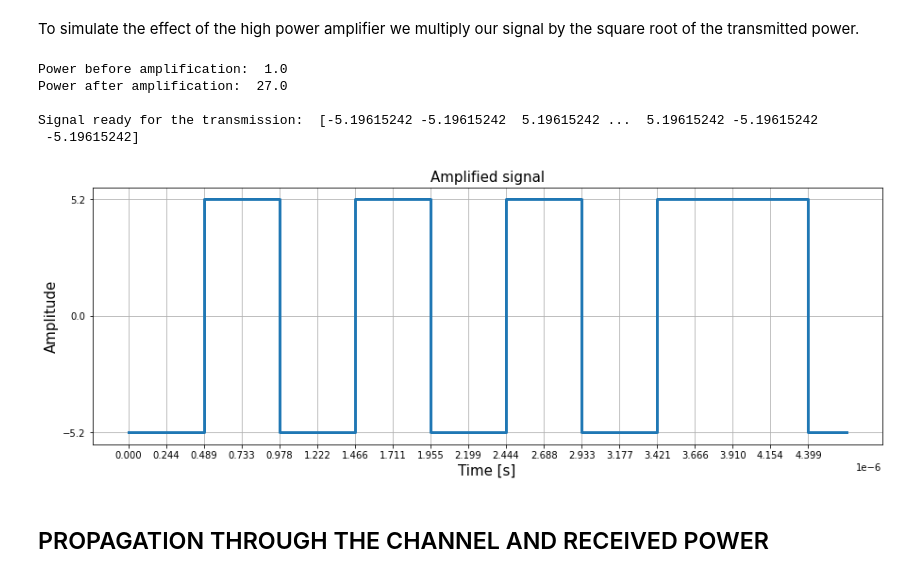
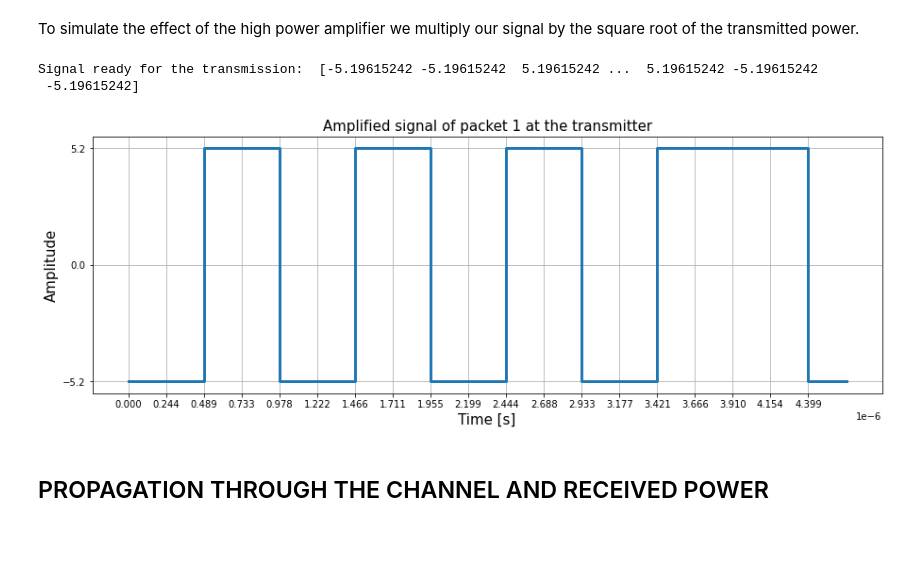
Before and after one commit to mattiasandri/usertransmitter, a Jupyter notebook: main.ipynb, the cells around one changed output. Drawn from its saved outputs; the diff is of its cells as text; code cells hidden in the pictures; blank space fills up the shorter version.

Commit message:
main completed, functions file modified, output files added

```diff
--- a/main.ipynb
+++ b/main.ipynb
@@ -246,7 +246,8 @@ print("\n", message)
  0 0 0 0 0 0 0 0 0 0 0 0 0 1 0 1 0 1 1 1 0 0 0 1 1 0 1 0 1 0 1 1 0 0 0 1 1
  0 0 0 0 0 0]
 # %%
-modulated = boc(message, subcarrier, settings["bitRate"], settings["chipRate"], settings['SV_PRN_ID'], np.array(e1bmodifiedcopy['Modified']), True)
+modulated = boc(message, subcarrier, settings["bitRate"], settings["chipRate"], settings['SV_PRN_ID'],
+                np.array(e1bmodifiedcopy['Modified']), True)
 print("\nModulated message:\n", modulated)
 # %% [output]
 [figure]
@@ -258,9 +259,15 @@ Modulated message:
 # %% [markdown]
 The following step consists in sampling the signal. The sampling frequency, contained in the settings.ini file, is set to 4.092 MHz. As explained in the report, it's a good choice since it is a multiple of the chip rate.
 Since the modulated signal has a sample every $\frac{T_c}{2}$ seconds, and we use a sampling period of $\frac{T_c}{4}$, to simulate the sampling we just need to repeat each value of the modulated signal twice. This is done through the "sampling" function.
+# %%
+#for the sampling function, we also need to pass the total time vector, i.e. the time vector of all the packets
+#at the transmitter
+total_time_vector_tx = np.arange(0, num_packets*1309440*(1/settings['fSampling']),
+                              1/settings['fSampling'])
 # %%
 #the function returns the sampled signal and also the corresponding time vector
-modulated_sampled, t_sampled = sampling(modulated, settings['fSampling'], 0.5*(1/settings['chipRate']))
+modulated_sampled, t_sampled = sampling(modulated, settings['fSampling'], 0.5*(1/settings['chipRate']),
+                                        total_time_vector_tx, 0, True)
 # %% [output]
 Before sampling: [-1.  1. -1.  1. -1.  1. -1.  1.  1.]
 After sampling [-1. -1.  1.  1. -1. -1.  1.  1. -1. -1.  1.  1. -1. -1.  1.  1.  1.  1.]
@@ -274,15 +281,16 @@ Time vector length: 1309440
 # %% [markdown]
 To simulate the effect of the high power amplifier we multiply our signal by the square root of the transmitted power.
 # %%
-signal_to_tx = hpa(modulated_sampled, t_sampled, settings['transmittedPower'])
+signal_to_tx = hpa(modulated_sampled, t_sampled, settings['transmittedPower'], 1, True)
 print("\nSignal ready for the transmission: ", signal_to_tx)
+
+#from the plot it seems that the time vector is always the same even if we change the index of the packet. This
+#is not the case, since the multiplicative factor of the x axis (bottom right corner of the plot) changes
+#by changing the index
 # %% [output]
-Power before amplification:  1.0
-Power after amplification:  27.0
-
 Signal ready for the transmission:  [-5.19615242 -5.19615242  5.19615242 ...  5.19615242 -5.19615242
  -5.19615242]
-[figure, old version]
+[figure, new version]
 # %% [markdown]
 ## PROPAGATION THROUGH THE CHANNEL AND RECEIVED POWER
 # %% [markdown]
```
Also changed, not shown: parts of 6 cells of this notebook, 6 other files.
